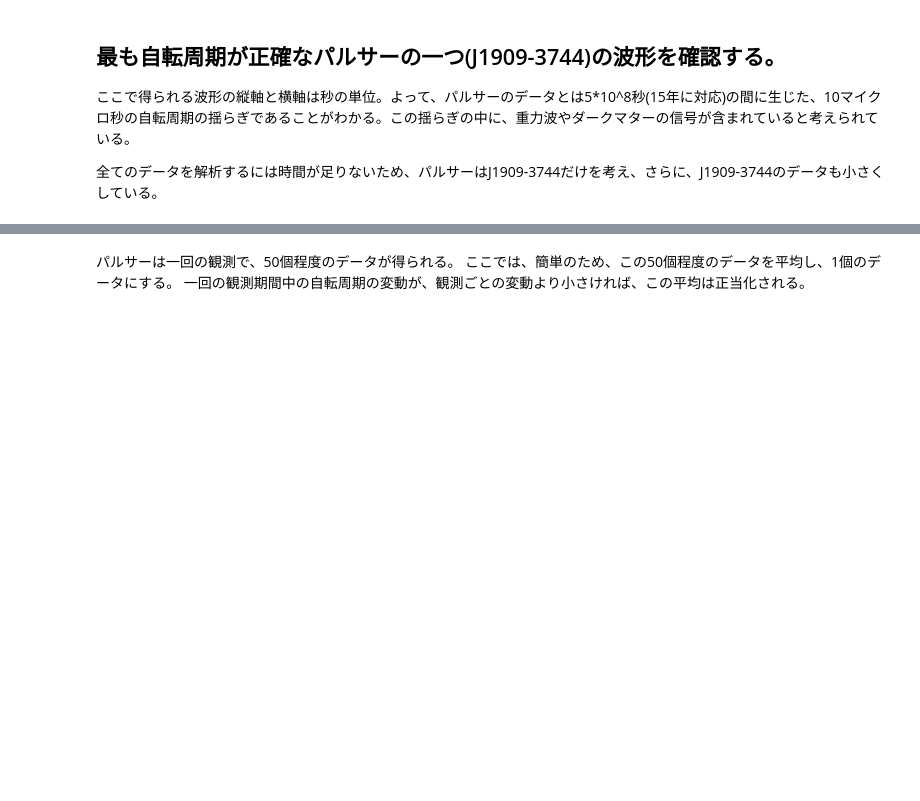
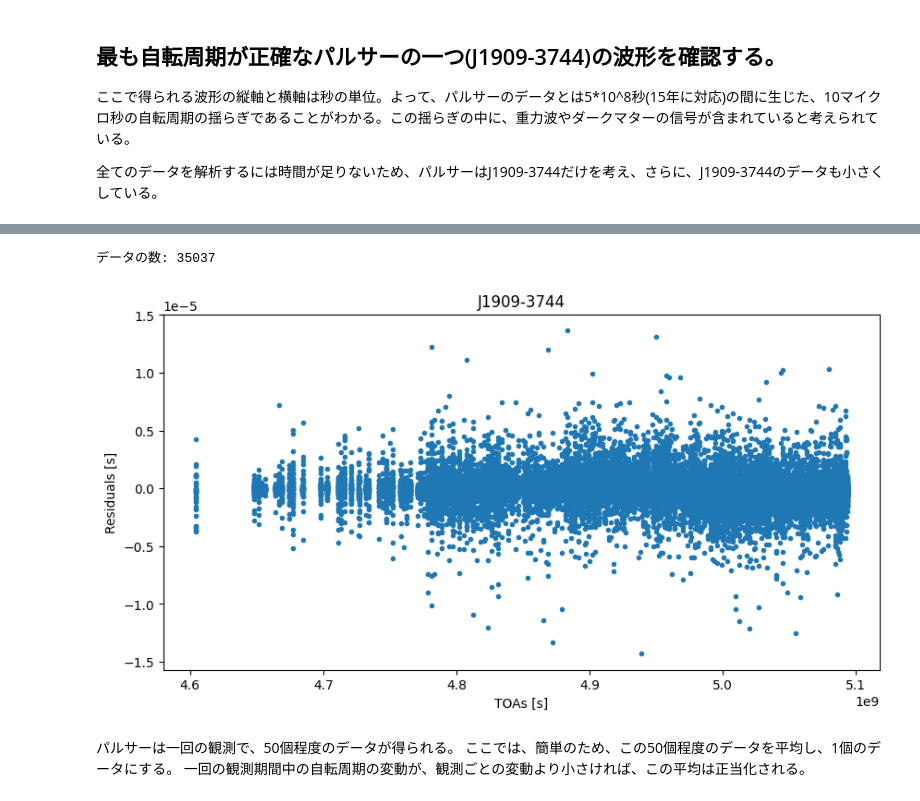
Before and after one commit to rkatophys/gw_tutorial, a Jupyter notebook: gw_search.ipynb, the cells around one changed output, grey strips where cells are left out. Cells and saved outputs as stored; diff of their text form; code cells hidden in the pictures; blank space fills up the shorter version.

```diff
--- a/gw_search.ipynb
+++ b/gw_search.ipynb
@@ -73,16 +101,19 @@ onepsr=psrs[num]
 # %%
 # J1909-3744の観測時間(toas)と自転周期の揺らぎ (residuals)のデータ。
 datax_long=onepsr.toas
 datay_long=onepsr.residuals
 
 # プロット。
 plt.figure(figsize=(10,5))
 plt.plot(datax_long,datay_long,".")
-plt.xlabel("Toas [s]")
+plt.xlabel("TOAs [s]")
 plt.ylabel("Residuals [s]")
 plt.title(f"{onepsr.name}")
 
 print(f"データの数: {len(datax_long)}")
+# %% [output]
+データの数: 35037
+[figure, added]
 # %% [markdown]
 パルサーは一回の観測で、50個程度のデータが得られる。
 ここでは、簡単のため、この50個程度のデータを平均し、1個のデータにする。
```
Also changed, not shown: parts of 16 cells of this notebook.
